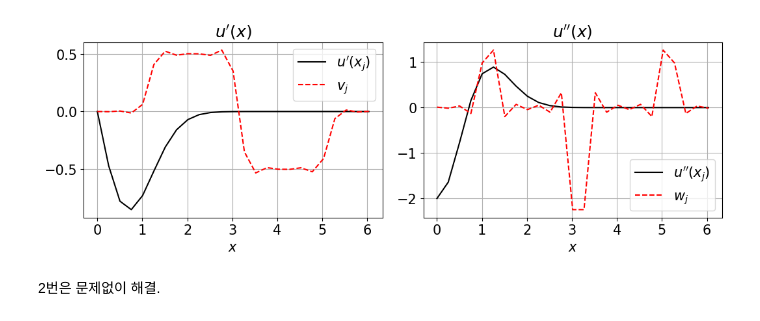
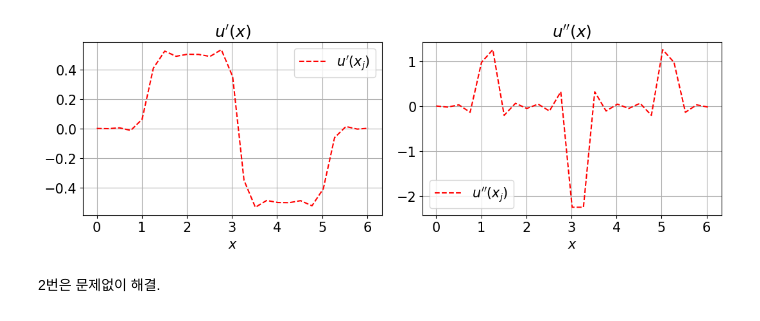
Before and after one commit to La-Folia/Numerical-Analysis, a Jupyter notebook: Fourier Transform/Homework_5_1_Differentiation_of_Functions.ipynb, the cells around one changed output. Saved outputs shown, nothing was run; the diff lists cells and outputs as text; code cells hidden in the pictures.

```diff
--- a/Fourier Transform/Homework_5_1_Differentiation_of_Functions.ipynb
+++ b/Fourier Transform/Homework_5_1_Differentiation_of_Functions.ipynb
@@ -18,38 +18,36 @@ kj = np.hstack([
     np.arange(0,   N/2),     # k > 0 domain
     np.arange(-int(N/2), 0), # k < 0 domain
 ]) * 2*np.pi/L
 
 # 1st-order derivatives
 Vj = 1j * kj * Uj
 vj = fft.ifft(Vj)
 
 # 2nd-order derivatives
 Wj = -1 * kj**2 * Uj
 wj = fft.ifft(Wj)
 
 # exact solution and vj.real solution plot
 plt.figure(figsize=[11, 4])
 
 plt.subplot(1, 2, 1)
-plt.plot(xj, -2*xj * np.exp(-xj**2), "-k",
-         xj, vj.real, "--r")
+plt.plot(xj, vj.real, "--r")
 plt.legend(["$u'(x_j)$", "$v_j$"])
 plt.xlabel("$x$")
 plt.title("$u'(x)$")
 plt.grid()
 
 plt.subplot(1, 2, 2)
-plt.plot(xj, -2*np.exp(-xj**2) + (-2*xj)**2 * np.exp(-xj**2), "-k",
-         xj, wj.real, "--r")
+plt.plot(xj, wj.real, "--r")
 plt.legend(["$u''(x_j)$", "$w_j$"])
 plt.xlabel("$x$")
 plt.title("$u''(x)$")
 plt.grid()
 
 plt.tight_layout()
 plt.savefig("Differntiation_1.pdf")
 # %% [output]
-[figure, old version]
+[figure, new version]
 # %% [markdown]
 2번은 문제없이 해결.
 # %%
```
Also changed, not shown: parts of 1 cell of this notebook, 17 other files.
